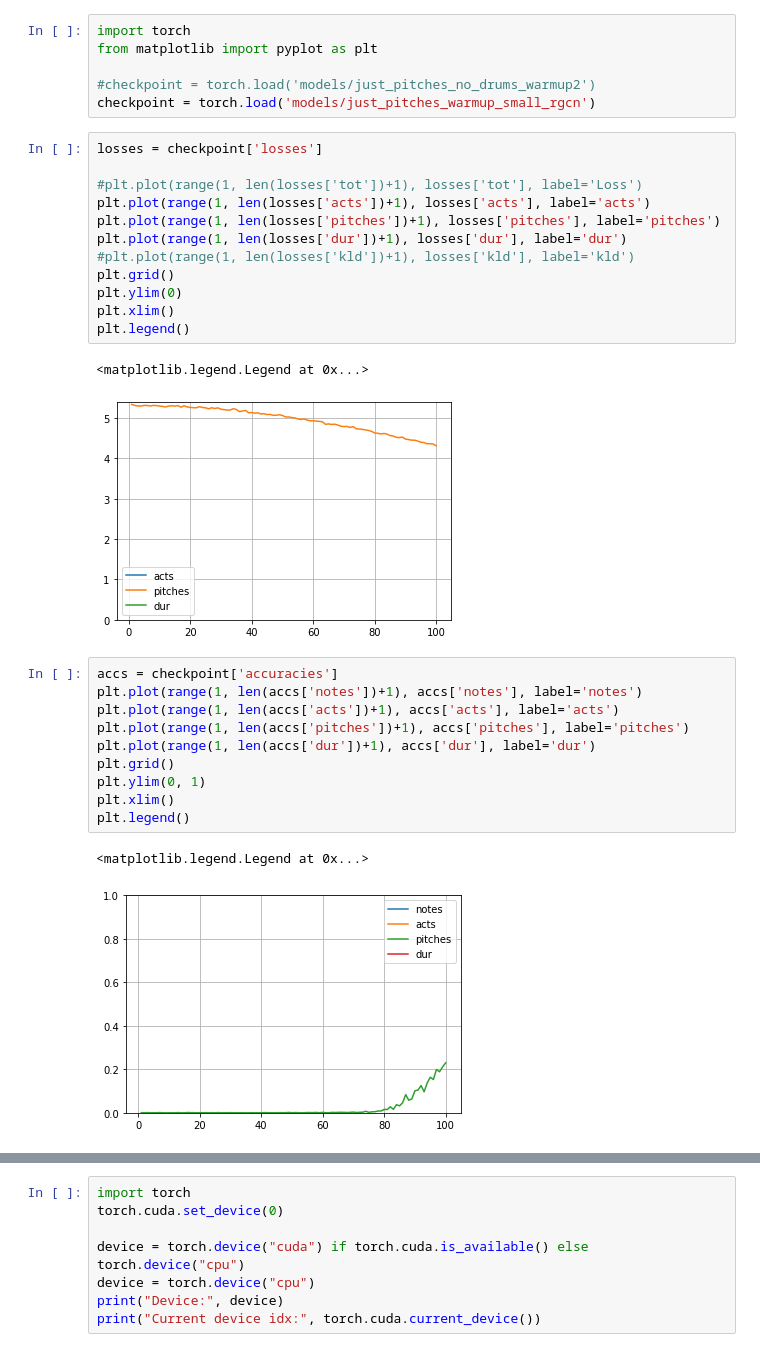
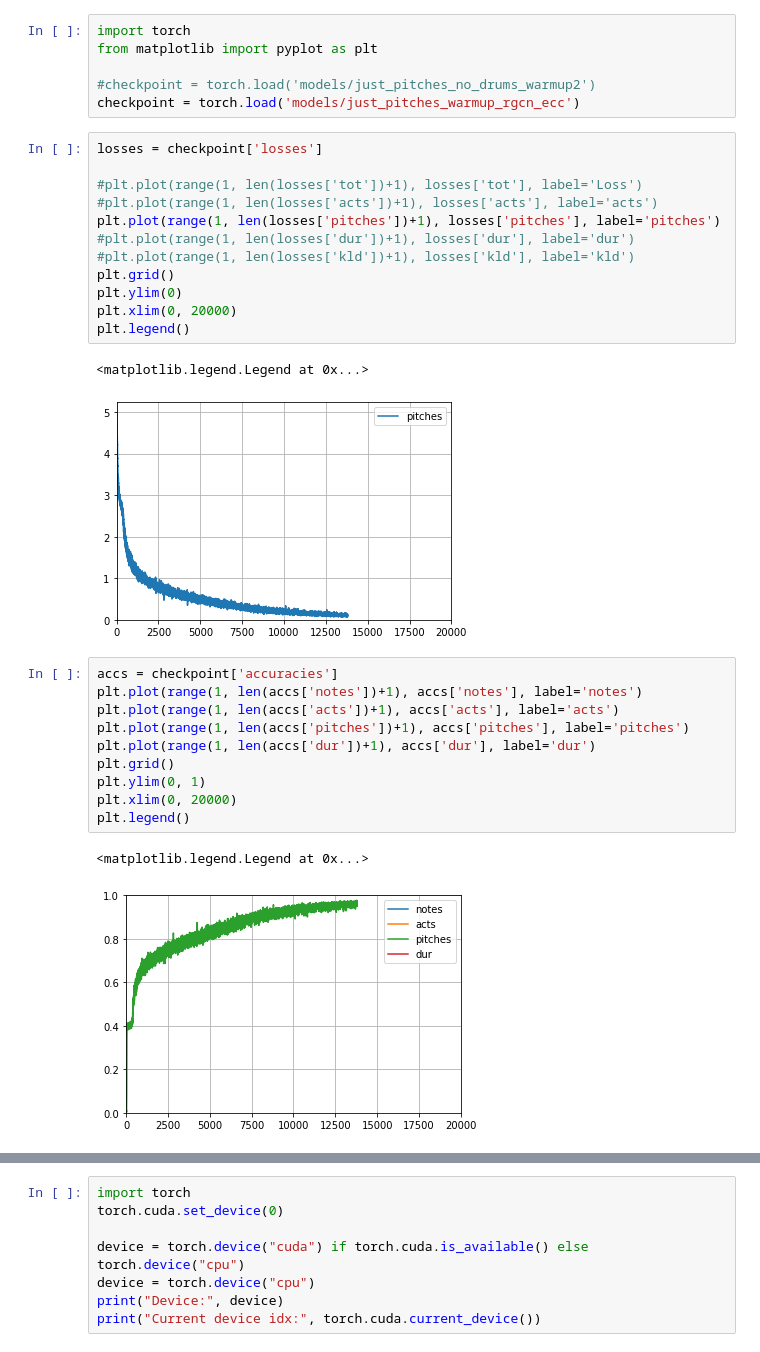
Before and after one commit to EmanueleCosenza/polyphemus, a Jupyter notebook: plot.ipynb, the cells around one changed output, grey strips where cells are left out. Saved outputs shown, nothing was run; the diff lists cells and outputs as text.

Commit message:
RGCN+ECC (taking into account also distance edge attribute)

```diff
--- a/plot.ipynb
+++ b/plot.ipynb
@@ -3,22 +3,22 @@ import torch
 from matplotlib import pyplot as plt
 
 #checkpoint = torch.load('models/just_pitches_no_drums_warmup2')
-checkpoint = torch.load('models/just_pitches_warmup_small_rgcn')
+checkpoint = torch.load('models/just_pitches_warmup_rgcn_ecc')
 # %%
 losses = checkpoint['losses']
 
 #plt.plot(range(1, len(losses['tot'])+1), losses['tot'], label='Loss')
-plt.plot(range(1, len(losses['acts'])+1), losses['acts'], label='acts')
+#plt.plot(range(1, len(losses['acts'])+1), losses['acts'], label='acts')
 plt.plot(range(1, len(losses['pitches'])+1), losses['pitches'], label='pitches')
-plt.plot(range(1, len(losses['dur'])+1), losses['dur'], label='dur')
+#plt.plot(range(1, len(losses['dur'])+1), losses['dur'], label='dur')
 #plt.plot(range(1, len(losses['kld'])+1), losses['kld'], label='kld')
 plt.grid()
 plt.ylim(0)
-plt.xlim()
+plt.xlim(0, 20000)
 plt.legend()
 # %% [output]
 <matplotlib.legend.Legend at 0x...>
-[figure, old version]
+[figure, new version]
 # %%
 accs = checkpoint['accuracies']
 plt.plot(range(1, len(accs['notes'])+1), accs['notes'], label='notes')
@@ -27,11 +27,11 @@ plt.plot(range(1, len(accs['pitches'])+1), accs['pitches'], label='pitches')
 plt.plot(range(1, len(accs['dur'])+1), accs['dur'], label='dur')
 plt.grid()
 plt.ylim(0, 1)
-plt.xlim()
+plt.xlim(0, 20000)
 plt.legend()
 # %% [output]
 <matplotlib.legend.Legend at 0x...>
-[figure, old version]
+[figure, new version]
 # %%
 lrs = checkpoint['lrs']
 plt.plot(range(1, len(lrs)+1), lrs, label='Lr')
```
Also changed, not shown: parts of 11 cells of this notebook, 1 other file.
